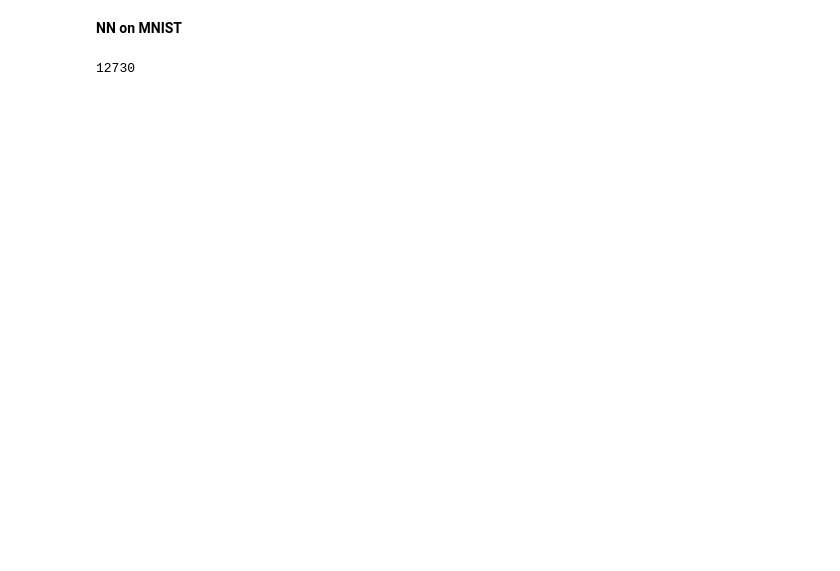
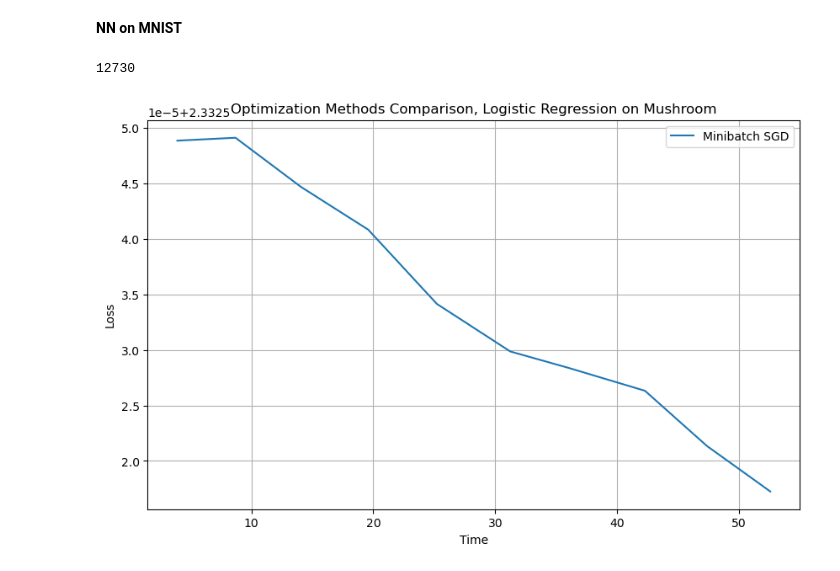
Before and after one commit to AlievAE/AsyncMethods, a Jupyter notebook: experiments.ipynb, the cells around one changed output. Cells and saved outputs as stored; diff of their text form; code cells hidden in the pictures; blank space fills up the shorter version.

```diff
--- a/experiments.ipynb
+++ b/experiments.ipynb
@@ -38,7 +40,8 @@ import random
 # %% [markdown]
 **LinReg on diabetes**
 # %%
-diabetes_X, diabetes_y = datasets.load_diabetes(return_X_y=True)
+from sklearn.datasets import load_diabetes
+diabetes_X, diabetes_y = load_diabetes(return_X_y=True)
 # %%
 diabetes_X = np.hstack((diabetes_X, np.ones((len(diabetes_X), 1))))
 # %%
@@ -176,10 +194,24 @@ start = torch.rand((1, num_param))
 minibatch_sgd = MinibatchSGD(start, mnist_train, time_distributions, partial(loss_from_vector, model=model, criterion=criterion), \
                               [partial(gradient_from_vector, model=model, criterion=criterion, batch_size=batch_sizes[i]) for i in range(n_workers)], \
                                   learning_rate=lr)
+method_name = 'Minibatch SGD'
 # %%
 times = dict()
 losses = dict()
-w = np.zeros(diabetes_X.shape[1])
-current_x, loss_history, computation_times, x_history = minibatch_sgd.run_steps(1)
+current_x, loss_history, computation_times, x_history = minibatch_sgd.run_steps(10)
 times[method_name] = computation_times
 losses[method_name] = loss_history
+# %%
+plt.figure(figsize=(10, 6))
+methods = ['Minibatch SGD']
+for method_name in methods:
+    plt.plot(times[method_name], losses[method_name], label=method_name)
+
+plt.xlabel('Time')
+plt.ylabel('Loss')
+plt.title('Optimization Methods Comparison, Logistic Regression on Mushroom')
+plt.legend()
+plt.grid(True)
+plt.show()
+# %% [output]
+[figure, added]
```
Also changed, not shown: parts of 7 cells of this notebook, 4 other files.
